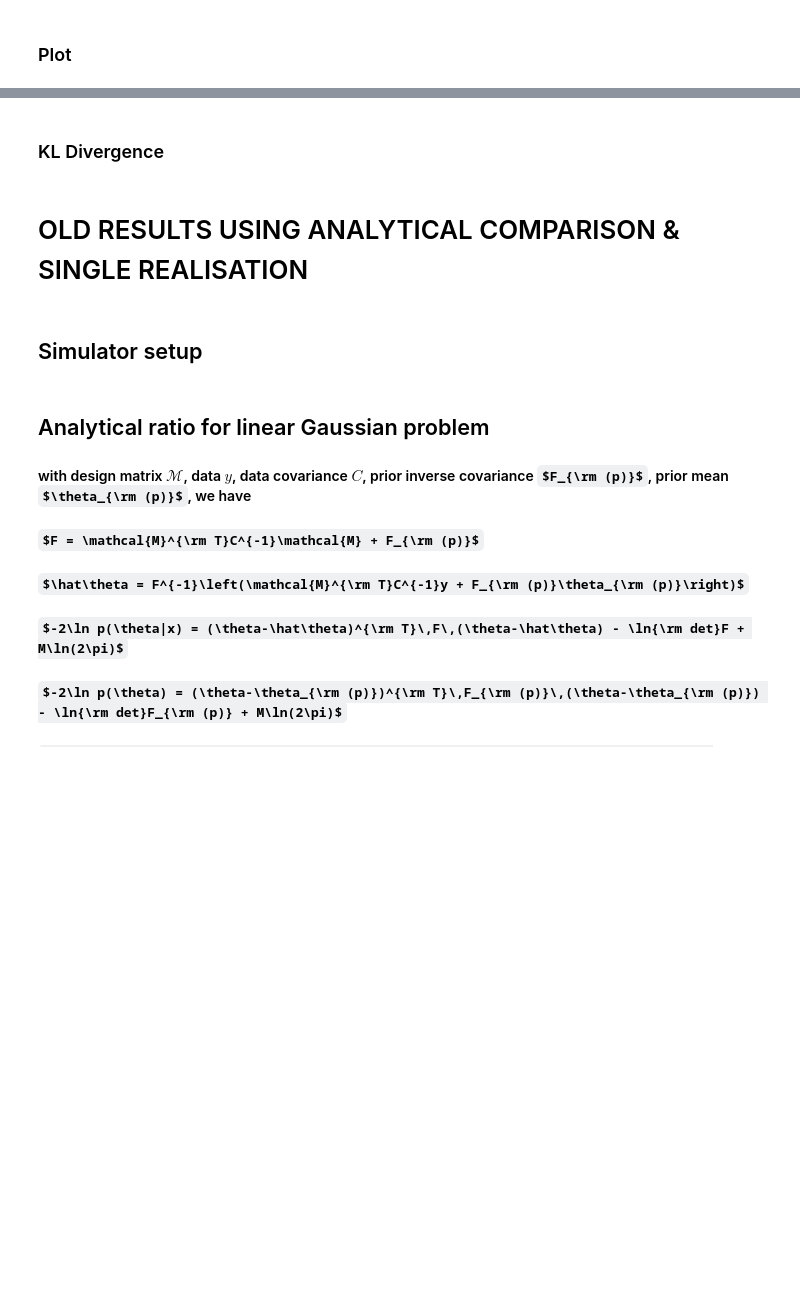
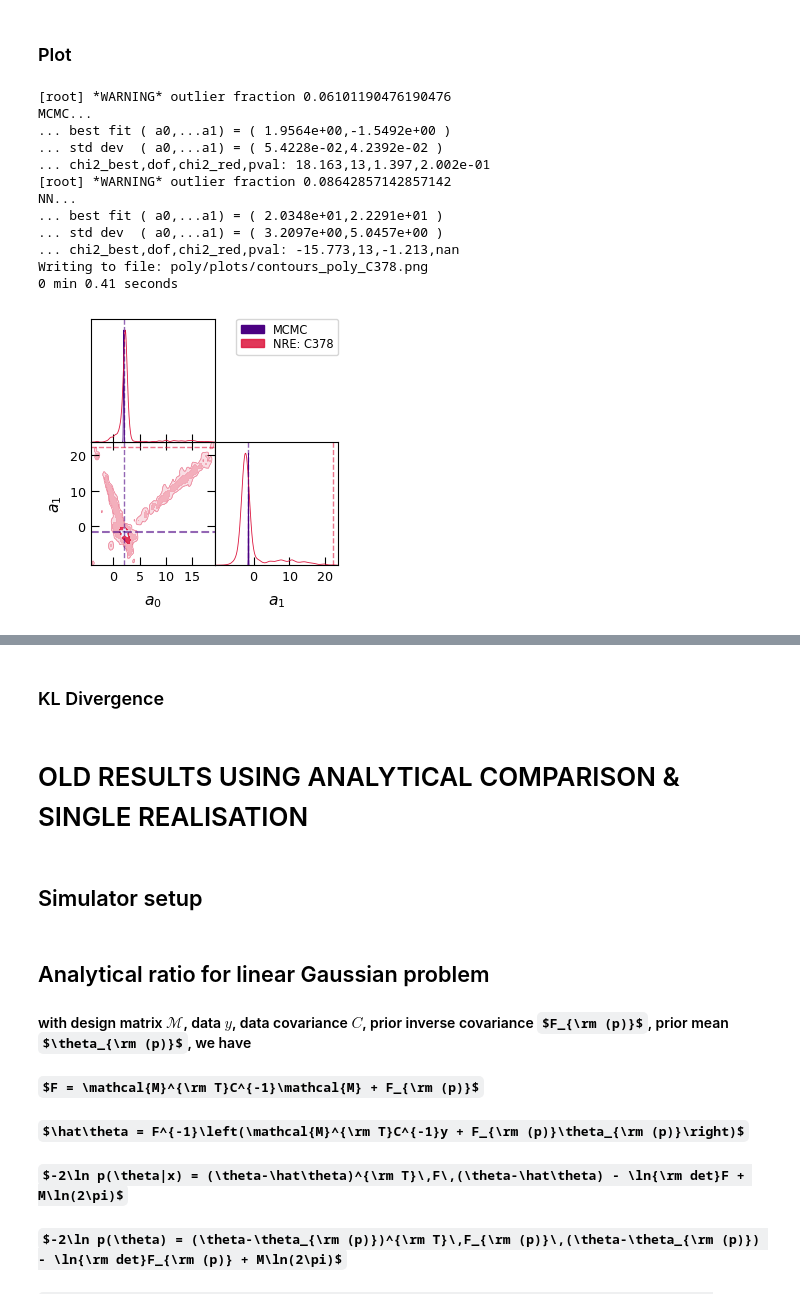
Before and after one commit to a-paranjape/moped-plus, a Jupyter notebook: examples/NRE_Example.ipynb, the cells around one changed output, grey strips where cells are left out. Drawn from its saved outputs; the diff is of its cells as text; code cells hidden in the pictures; some formulas as TeX source; blank space fills up the shorter version.

```diff
--- a/examples/NRE_Example.ipynb
+++ b/examples/NRE_Example.ipynb
@@ -50,7 +50,7 @@ mpl.rcParams['ytick.minor.size'] = 3
 ## Simulator setup
 # %%
 nparam = 2
-ndata = 10
+ndata = 15
 
 File_Stem = 'poly' # 'poly','gaussmix'
 Plots_Dir = File_Stem + '/plots/'
@@ -66,7 +66,8 @@ class MyNRE(NeuralRatioEstimator):
 
         # data variables and noise
         self.xvals = np.linspace(-1.5,3.5,self.ndata)
-        self.sigma = 8*np.linspace(0.05,0.2,self.ndata)
+        # self.sigma = 8*np.linspace(0.05,0.2,self.ndata)
+        self.sigma = np.linspace(0.1,0.5,ndata)
         self.cov_mat = np.diagflat(self.sigma**2)
 
         # prior mean,std
@@ -123,15 +124,15 @@ Parallel = True
 
 L1 = 1 # 1 # number of layers with first activation
 AType1 = 'tanh' # 'tanh'
-NNodes1 = 10 # 50
+NNodes1 = 5 # 50
 L2 = 1 # 1 # number of layers with second activation
 AType2 = 'tanh' # 'tanh'
-NNodes2 = 20 # 100
+NNodes2 = 5 # 100
 L3 = 0 # 1 # number of layers with third activation
 AType3 = 'lrelu' # 'tanh'
 NNodes3 = 0 # 20
 
-NSamp = 3200#00 # 640000 # ensure multiple of 1000
+NSamp = 300 # 640000 # ensure multiple of 100
 
 Standardize = True
 Weight_Decay = 0.0 # 0.0
@@ -143,7 +144,7 @@ params = {'param_dim':nparam,'data_dim':ndata,'standardize':Standardize,'lrelu_s
 
 print('Setup...')
 nre_setup = MyNRE(params=params)
-Complexity = nre_setup.net[1].calc_N_freeparams()*NSamp//1000
+Complexity = nre_setup.net[1].calc_N_freeparams()*NSamp//100
 del nre_setup
 if NReal > 1:
     for r in range(1,NReal+1):
@@ -169,8 +170,6 @@ with open(params['file_stem'] + '/params.pkl', 'rb') as f:
 nre = MyNRE(params=params)
 nre.load()
 params_train = nre.load_train()
-# for r in range(1,NReal+1):
-#     nre.net[r].load_loss_history()
 
 print('params_train:',params_train)
 nre.time_this(start_time)
@@ -299,7 +346,7 @@ else:
 # %% [markdown]
 ### Plot
 # %%
-Save_Fig = False
+Save_Fig = True
 
 Show_MCMC = True
 Show_NRE = True
@@ -365,34 +412,48 @@ if Show_NRE:
     show_list.append(gd_sample_nre)
     fill_list.append(True)
     col_list.append('crimson')
 gdplot.triangle_plot(show_list, plot_param_list,filled=fill_list,
                      contour_colors=col_list,legend_loc='upper right',
                      title_limit=0)
 for par_y in range(dim):
     str_y = plot_param_list[par_y]
     ax = gdplot.subplots[par_y,par_y]
     if Show_MCMC:
         ax.axvline(mcmc_best[par_y],c='indigo',ls='--',lw=1,alpha=0.6)
     if Show_NRE:
         ax.axvline(mcmc_NRE_Id[par_y],c='crimson',ls='--',lw=1,alpha=0.6)
     for par_x in range(par_y):
         str_x = plot_param_list[par_x]
         ax = gdplot.subplots[par_y,par_x]
         if Show_MCMC:
             ax.scatter([mcmc_best[par_x]],[mcmc_best[par_y]],marker='*',s=50,c='aliceblue')
             ax.axvline(mcmc_best[par_x],c='indigo',ls='--',lw=1,alpha=0.6)
             ax.axhline(mcmc_best[par_y],c='indigo',ls='--',lw=1.5,alpha=0.6)
         if Show_NRE:
             ax.scatter([mcmc_NRE_Id[par_x]],[mcmc_NRE_Id[par_y]],marker='*',s=50,c='peachpuff')
             ax.axvline(mcmc_NRE_Id[par_x],c='crimson',ls='--',lw=1,alpha=0.6)
             ax.axhline(mcmc_NRE_Id[par_y],c='crimson',ls='--',lw=1,alpha=0.6)
 
 if Save_Fig:
-    filename = 'contours_'+File_Stem+'_nre{0:d}.png'.format(NRE_Id)
+    filename = 'contours_'+File_Stem+'_C{0:d}.png'.format(Complexity)
     print('Writing to file: '+Plots_Dir+filename)
     gdplot.export(fname=filename,adir=Plots_Dir)
 
 nre.time_this(start_time)
+# %% [output]
+[root] *WARNING* outlier fraction 0.06101190476190476
+MCMC...
+... best fit ( a0,...a1) = ( 1.9564e+00,-1.5492e+00 )
+... std dev  ( a0,...a1) = ( 5.4228e-02,4.2392e-02 )
+... chi2_best,dof,chi2_red,pval: 18.163,13,1.397,2.002e-01
+[root] *WARNING* outlier fraction 0.08642857142857142
+NN...
+... best fit ( a0,...a1) = ( 2.0348e+01,2.2291e+01 )
+... std dev  ( a0,...a1) = ( 3.2097e+00,5.0457e+00 )
+... chi2_best,dof,chi2_red,pval: -15.773,13,-1.213,nan
+Writing to file: poly/plots/contours_poly_C378.png
+0 min 0.41 seconds
+[figure, added]
 # %%
 plt.figure(figsize=(4,4))
 plt.errorbar(nre.xvals,data.T[0],yerr=nre.sigma,c='k',capsize=5,marker='o',ls='none')
```
Also changed, not shown: parts of 6 cells of this notebook, 1 other file.
